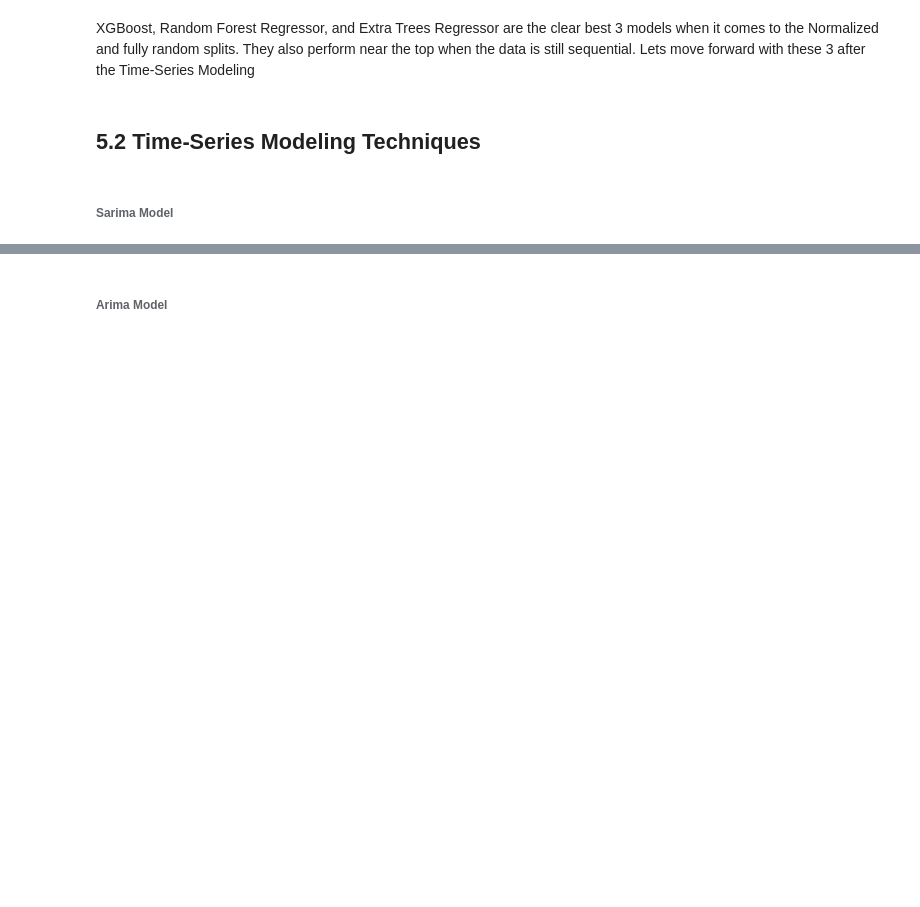
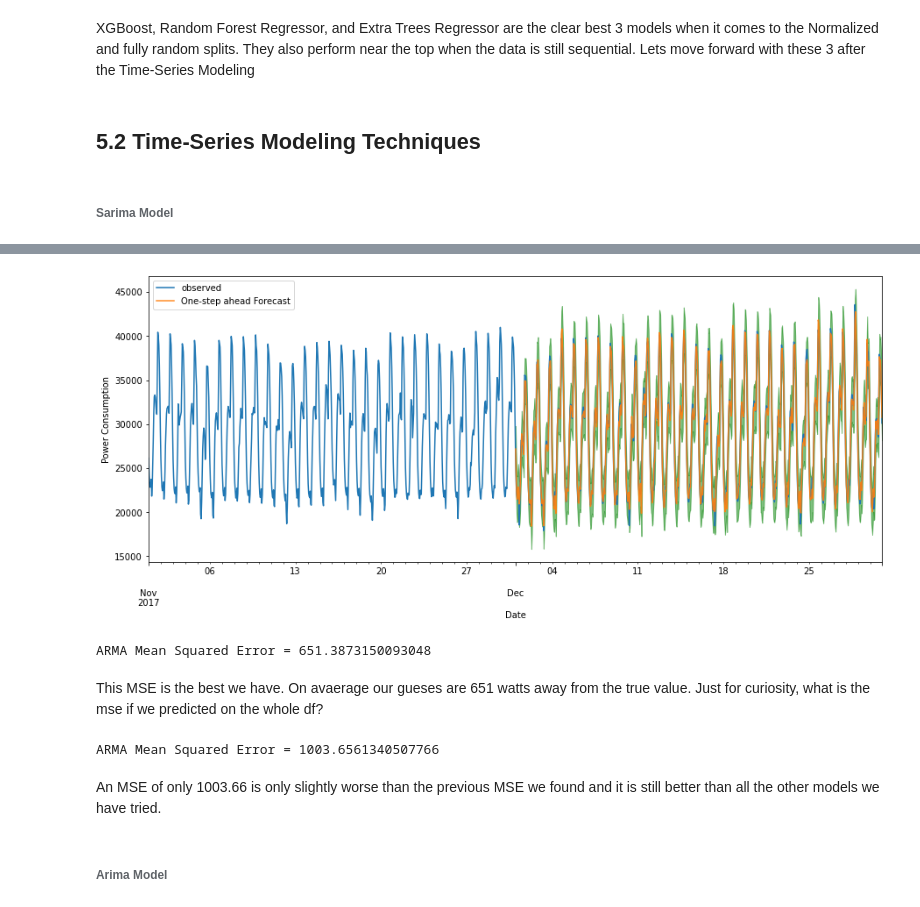
Before and after one commit to CassidyExum/Power-Consumption-Modeling, a Jupyter notebook: Power Consumption Modeling.ipynb, the cells around one changed output, grey strips where cells are left out. Cells and saved outputs as stored; diff of their text form; code cells hidden in the pictures; blank space fills up the shorter version.

```diff
--- a/Power Consumption Modeling.ipynb
+++ b/Power Consumption Modeling.ipynb
@@ -567,0 +644,27 @@ for comb in pdq:
+# %%
+pred = output.get_prediction(start=pd.to_datetime('2017-12-01'), dynamic=False)
+pred_conf = pred.conf_int()
+# %%
+# Plot real vs predicted values along with confidence interval
+
+rcParams['figure.figsize'] = 15, 6
+
+# Plot observed values
+ax = Y_sarima1H['2017-11-1':].plot(label='observed')
+
+# Plot predicted values
+pred.predicted_mean.plot(ax=ax, label='One-step ahead Forecast', alpha=0.9)
+
+# Plot the range for confidence intervals
+ax.fill_between(pred_conf.index,
+                pred_conf.iloc[:, 0],
+                pred_conf.iloc[:, 1], color='g', alpha=0.5)
+
+# Set axes labels
+ax.set_xlabel('Date')
+ax.set_ylabel('Power Consumption')
+plt.legend()
+
+plt.show()
+# %% [output]
+[figure, added]
@@ -568,2 +674,19 @@ for comb in pdq:
+# %%
+sarima_mse = np.sqrt(mean_squared_error(Y_sarima1H['2017-12-1':], pc_pred))
+print('ARMA Mean Squared Error = {}'.format(sarima_mse))
+# %% [output]
+ARMA Mean Squared Error = 651.3873150093048
+# %% [markdown]
+This MSE is the best we have. On avaerage our gueses are 651 watts away from the true value. Just for curiosity, what is the mse if we predicted on the whole df?
+# %%
+pred = output.get_prediction(dynamic=False)
+pc_pred = pred.predicted_mean
+
+sarima_mse = np.sqrt(mean_squared_error(Y_sarima1H, pc_pred))
+print('ARMA Mean Squared Error = {}'.format(sarima_mse))
+# %% [output]
+ARMA Mean Squared Error = 1003.6561340507766
+# %% [markdown]
+An MSE of only 1003.66 is only slightly worse than the previous MSE we found and it is still better than all the other models we have tried.
 # %% [markdown]
 ###### Arima Model
```
Also changed, not shown: parts of 59 cells of this notebook.
